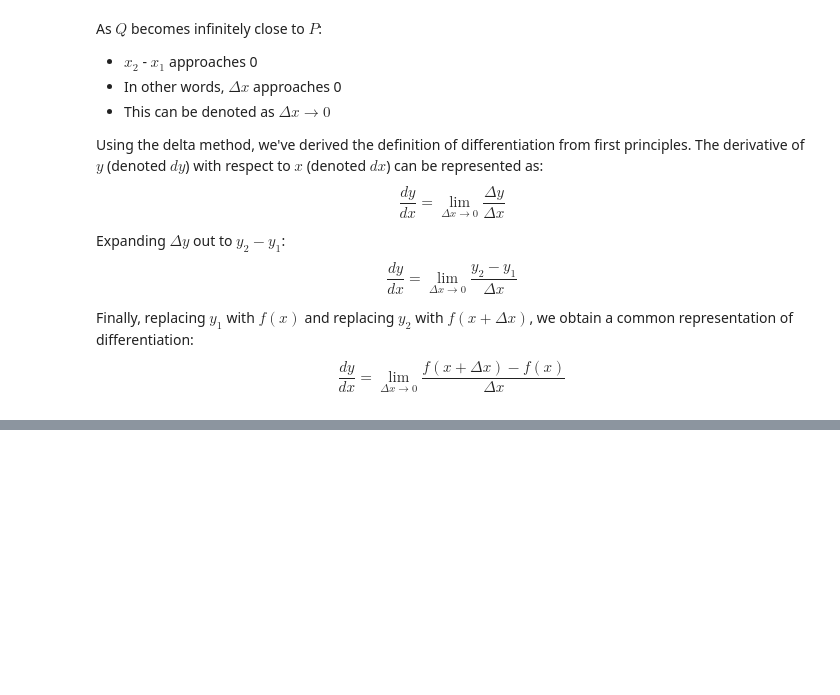
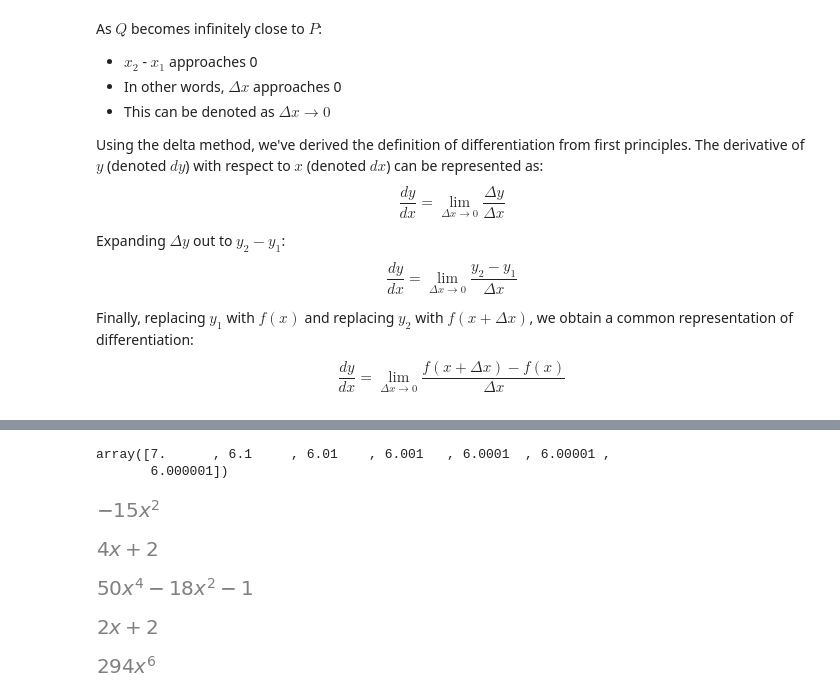
Before and after one commit to 28101991SUNNY/Math-For-Machine-Learning-, a Jupyter notebook: Calculus .ipynb, the cells around one changed output, grey strips where cells are left out. Drawn from its saved outputs; the diff is of its cells as text; code cells hidden in the pictures; blank space fills up the shorter version.

```diff
--- a/Calculus .ipynb
+++ b/Calculus .ipynb
@@ -419,0 +442,5 @@ $$\frac{dy}{dx} = \lim_{\Delta x \to 0} \frac{f(x + \Delta x) - f(x)}{\Delta x}$
+# %%
+diff_Fn(func,2,np.array([1,0.1,0.01,0.001,0.0001,0.00001,0.000001]))
+# %% [output]
+array([7.      , 6.1     , 6.01    , 6.001   , 6.0001  , 6.00001 ,
+       6.000001])
@@ -419,0 +452,32 @@ $$\frac{dy}{dx} = \lim_{\Delta x \to 0} \frac{f(x + \Delta x) - f(x)}{\Delta x}$
+# %%
+from sympy import Symbol
+from sympy import init_printing
+from sympy import integrate
+from sympy import limit
+from sympy import diff
+
+
+
+
+init_printing(use_unicode=False, wrap_line=False)
+x = Symbol('x')
+# %%
+(-5*x**3).diff(x)
+# %% [output]
+[figure, added]
+# %%
+(2*x**2 + 2*x + 2).diff(x)
+# %% [output]
+[figure, added]
+# %%
+(10*x**5 - 6*x**3 - x -1).diff(x)
+# %% [output]
+[figure, added]
+# %%
+(x**2 + 2*x +2).diff(x)
+# %% [output]
+[figure, added]
+# %%
+((6*x**3)*(7*x**4)).diff(x)
+# %% [output]
+[figure, added]
```
Also changed, not shown: parts of 88 cells of this notebook.
